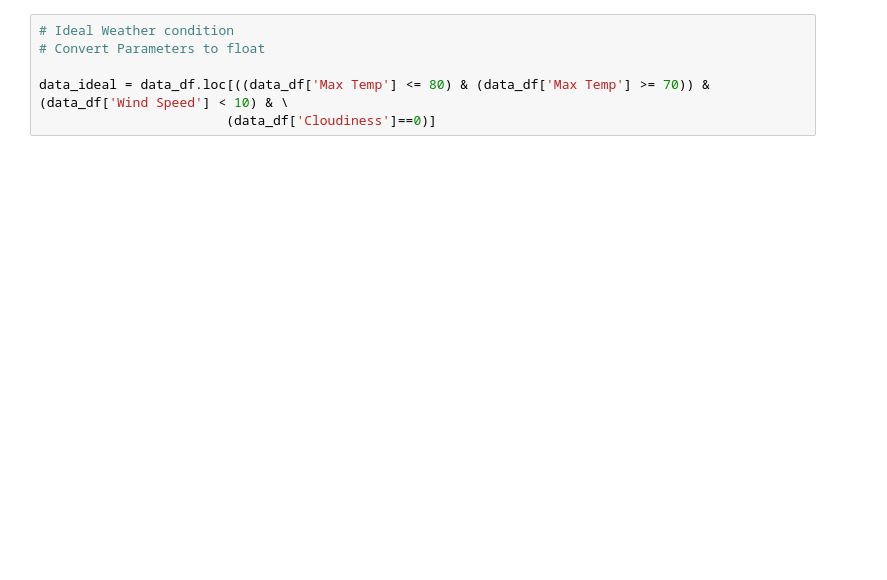
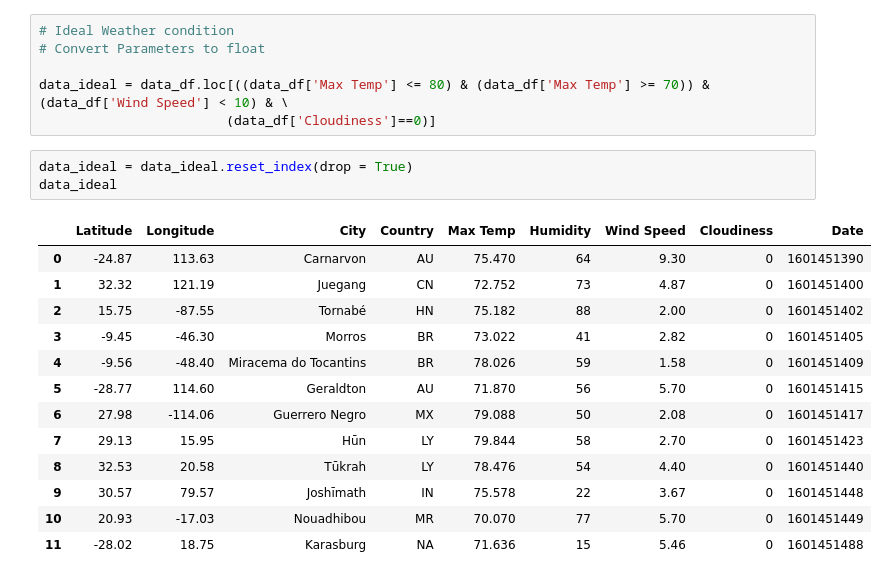
Before and after one commit to LenSin3/python-api-challenge, a Jupyter notebook: WeatherPy/new_weather.ipynb, the cells around one changed output. Cells and saved outputs as stored; diff of their text form; blank space fills up the shorter version.

```diff
--- a/WeatherPy/new_weather.ipynb
+++ b/WeatherPy/new_weather.ipynb
@@ -466,3 +466,20 @@ fig
 
 data_ideal = data_df.loc[((data_df['Max Temp'] <= 80) & (data_df['Max Temp'] >= 70)) & (data_df['Wind Speed'] < 10) & \
                         (data_df['Cloudiness']==0)]
+# %%
+data_ideal = data_ideal.reset_index(drop = True)
+data_ideal
+# %% [output]
+|  | Latitude | Longitude | City | Country | Max Temp | Humidity | Wind Speed | Cloudiness | Date |
+| 0 | -24.87 | 113.63 | Carnarvon | AU | 75.470 | 64 | 9.30 | 0 | 1601451390 |
+| 1 | 32.32 | 121.19 | Juegang | CN | 72.752 | 73 | 4.87 | 0 | 1601451400 |
+| 2 | 15.75 | -87.55 | Tornabé | HN | 75.182 | 88 | 2.00 | 0 | 1601451402 |
+| 3 | -9.45 | -46.30 | Morros | BR | 73.022 | 41 | 2.82 | 0 | 1601451405 |
+| 4 | -9.56 | -48.40 | Miracema do Tocantins | BR | 78.026 | 59 | 1.58 | 0 | 1601451409 |
+| 5 | -28.77 | 114.60 | Geraldton | AU | 71.870 | 56 | 5.70 | 0 | 1601451415 |
+| 6 | 27.98 | -114.06 | Guerrero Negro | MX | 79.088 | 50 | 2.08 | 0 | 1601451417 |
+| 7 | 29.13 | 15.95 | Hūn | LY | 79.844 | 58 | 2.70 | 0 | 1601451423 |
+| 8 | 32.53 | 20.58 | Tūkrah | LY | 78.476 | 54 | 4.40 | 0 | 1601451440 |
+| 9 | 30.57 | 79.57 | Joshīmath | IN | 75.578 | 22 | 3.67 | 0 | 1601451448 |
+| 10 | 20.93 | -17.03 | Nouadhibou | MR | 70.070 | 77 | 5.70 | 0 | 1601451449 |
+| 11 | -28.02 | 18.75 | Karasburg | NA | 71.636 | 15 | 5.46 | 0 | 1601451488 |
```
Also changed, not shown: parts of 9 cells of this notebook.
